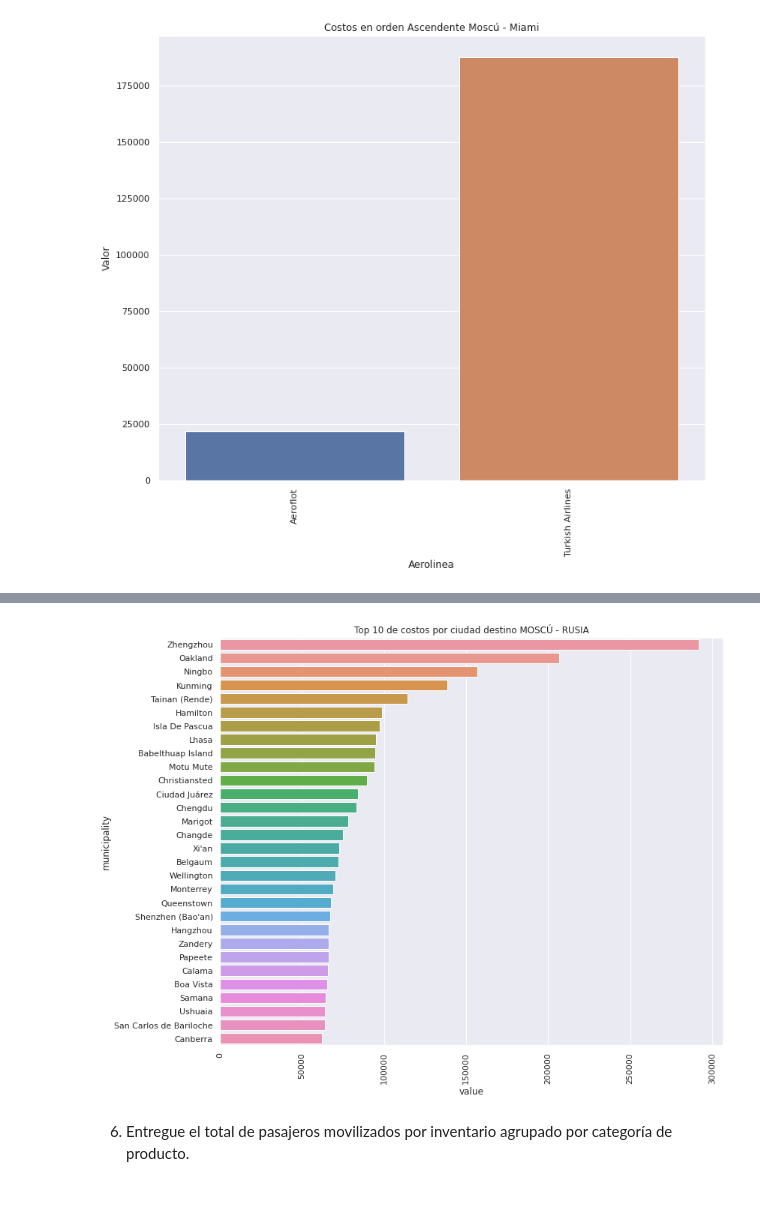
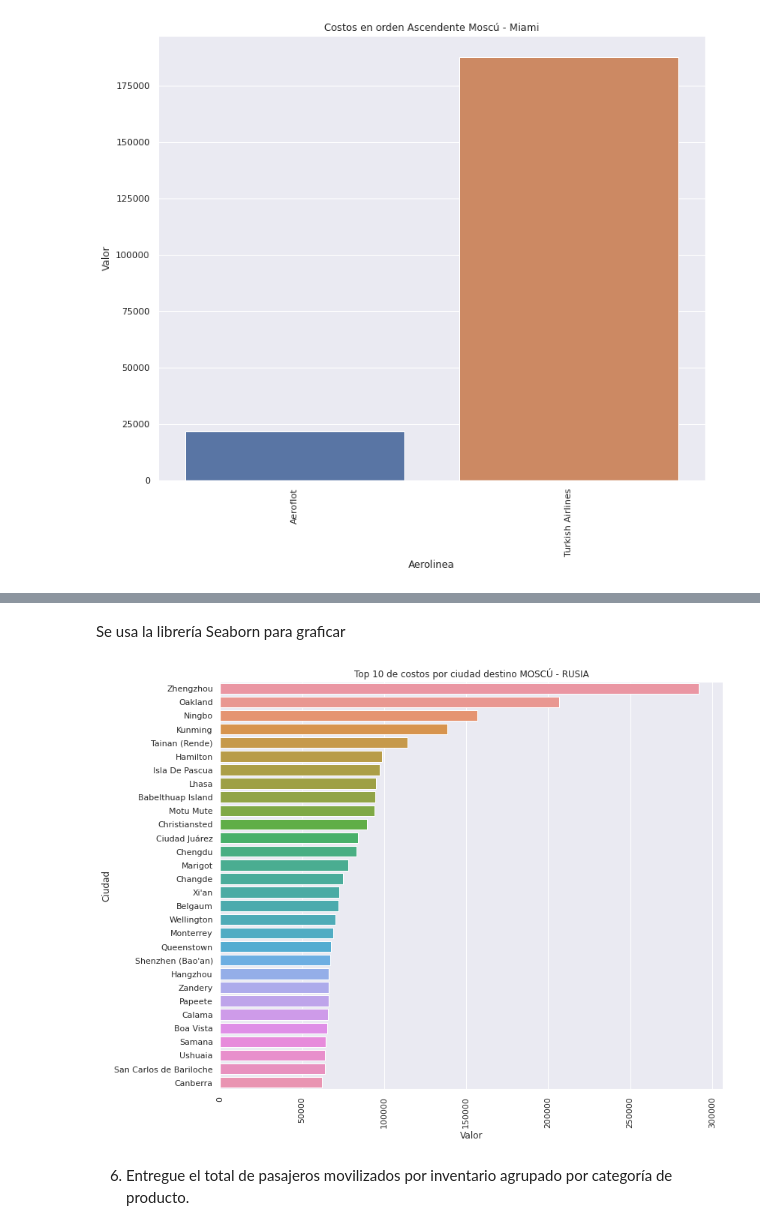
Before and after one commit to juandahur/ML-UdeA-Reto-Tec, a Jupyter notebook: Reto_Tecnologico.ipynb, the cells around one changed output, grey strips where cells are left out. Drawn from its saved outputs; the diff is of its cells as text; code cells hidden in the pictures; blank space fills up the shorter version.

```diff
--- a/Reto_Tecnologico.ipynb
+++ b/Reto_Tecnologico.ipynb
@@ -163,9 +167,9 @@ df_ciudades_aerolineas = ticket_dataset_ciudades.merge(
     left_on = 'airline',
     right_on = 'code',
     how = 'left'
-)[['municipality','name_translations.en','value']]
-df_ciudades_aerolineas.rename(columns={'municipality':'Ciudad-Destino',
-                        'name_translations.en':'Aerolinea', 'value':'Valor'},
+)[['municipality','name_translations.en','depart_date','value']]
+df_ciudades_aerolineas.rename(columns={'municipality':'Ciudad',
+                        'name_translations.en':'Aerolinea', 'depart_date': 'Fecha Salida','value':'Valor'},
                inplace=True)
 df_ciudades_aerolineas
 # %% [output]
@@ -262,0 +239,3 @@ Valor_Promedio
+# %%
+Valor_Promedio = df_ciudades_aerolineas[['Ciudad','Valor']].groupby('Ciudad').mean().reset_index()
+Valor_Promedio.head(5)
@@ -263,7 +251,3 @@ Valor_Promedio
 # %%
-Valor_Promedio_g = Valor_Promedio.merge(
-    airports[['municipality','iata_code']],
-    left_on = 'destination',
-    right_on = 'iata_code',
-    how = 'left'
-)[['municipality','value']].sort_values('value',ascending=False).head(30)
+Valor_Promedio_g = Valor_Promedio.sort_values('Valor',ascending=False).head(30)
+Valor_Promedio_g.head(5)
@@ -290,11 +261,13 @@ Valor_Promedio_g
+# %% [markdown]
+Se usa la librería Seaborn para graficar
 # %%
 sns.set(rc={"figure.figsize":(12,10)})
-sns.barplot(x ="value", y ="municipality", data = Valor_Promedio_g)
+sns.barplot(x ="Valor", y ="Ciudad", data = Valor_Promedio_g)
 plt.title("Top 10 de costos por ciudad destino MOSCÚ - RUSIA")
 plt.xticks(rotation= 90);
 plt.show()
 # %% [output]
-[figure, old version]
+[figure, new version]
 # %% [markdown]
 6. Entregue el total de pasajeros movilizados por inventario agrupado por categoría
 de producto.
```
Also changed, not shown: parts of 35 cells of this notebook.
